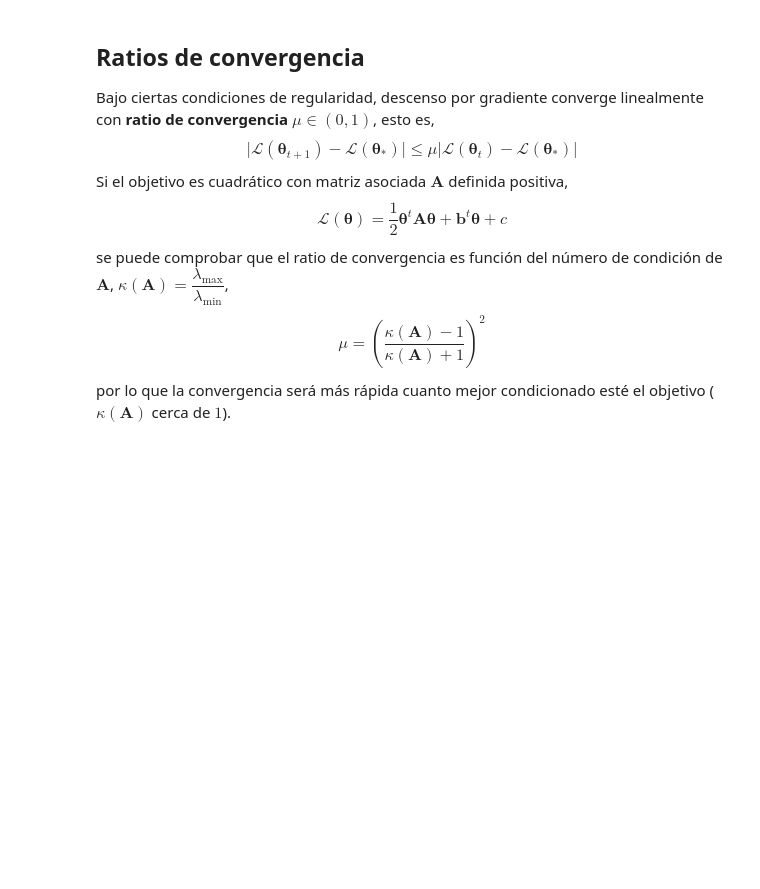
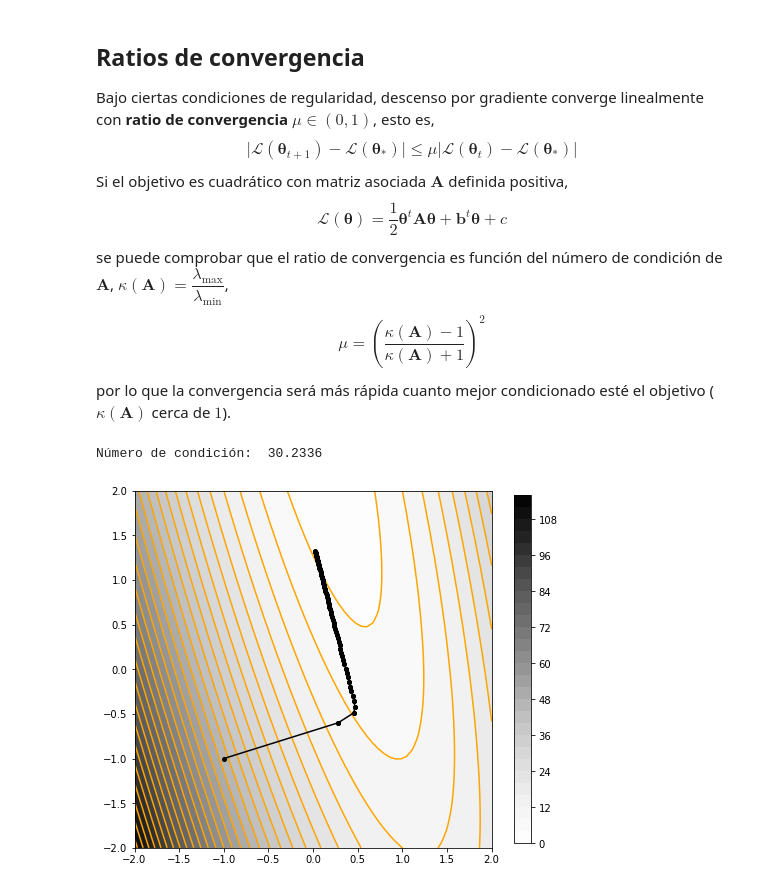
Before and after one commit to AlfonsJ/2024_07_31_PER2324, a Jupyter notebook: 02_fun/2.15 Métodos de primer orden.ipynb, the cells around one changed output. Cells and saved outputs as stored; diff of their text form; code cells hidden in the pictures; blank space fills up the shorter version.

```diff
--- a/02_fun/2.15 Métodos de primer orden.ipynb
+++ b/02_fun/2.15 Métodos de primer orden.ipynb
@@ -95,3 +95,30 @@ $$\mu%
 %{\lambda_{\text{max}}(\mathbf{A})+\lambda_{\text{min}}(\mathbf{A})}\right)^2%
 =\left(\frac{\kappa(\mathbf{A})-1}{\kappa(\mathbf{A})+1}\right)^2$$
 por lo que la convergencia será más rápida cuanto mejor condicionado esté el objetivo ($\kappa(\mathbf{A})$ cerca de $1$).
+# %%
+import numpy as np
+import matplotlib.pyplot as plt
+
+eta = 2e-2 # <--- con otros valores no converge o lo hace muy lentamente
+# A, b, c = np.array([ [20, 5], [5, 16] ]), np.array([-14, -6]), 10 # <--- bien condicionada
+A, b, c = np.array([ [20, 5], [5,  2] ]), np.array([-14, -6]), 10 # <--- peor condicionada
+print("Número de condición: ", np.round(np.linalg.cond(A), 4))
+L = lambda t: 0.5 * t.T @ A @ t + b @ t + c
+theta1, theta2 = np.meshgrid(np.linspace(-2, 2, num=64), np.linspace(-2, 2, num=64))
+theta = np.squeeze(np.dstack([np.ravel(theta1), np.ravel(theta2)]))
+Ltheta = np.apply_along_axis(L, 1, theta)
+fig, ax = plt.subplots(1, 1, figsize=(8, 8))
+ax.set(aspect='equal')
+ax.contour(theta1, theta2, Ltheta.reshape(theta1.shape), 30, colors='orange')
+cp = ax.contourf(theta1, theta2, Ltheta.reshape(theta1.shape), 30, cmap='Greys')
+plt.colorbar(cp, ax=ax, shrink=0.8)
+grad = lambda t: (A + A.T) @ t + b
+theta, tol, delta, t = -1.0 * np.ones(2), 0.01, np.inf, 1
+while np.max(np.abs(delta)) > tol and t < 100: # <--- número máximo de iteraciones
+    oldtheta = np.copy(theta)
+    delta = -eta * grad(theta)
+    theta += delta; t += 1
+    plt.plot([oldtheta[0], theta[0]], [oldtheta[1], theta[1]], 'o-k', markersize=4)
+# %% [output]
+Número de condición:  30.2336
+[figure, added]
```
Also changed, not shown: parts of 2 cells of this notebook.
